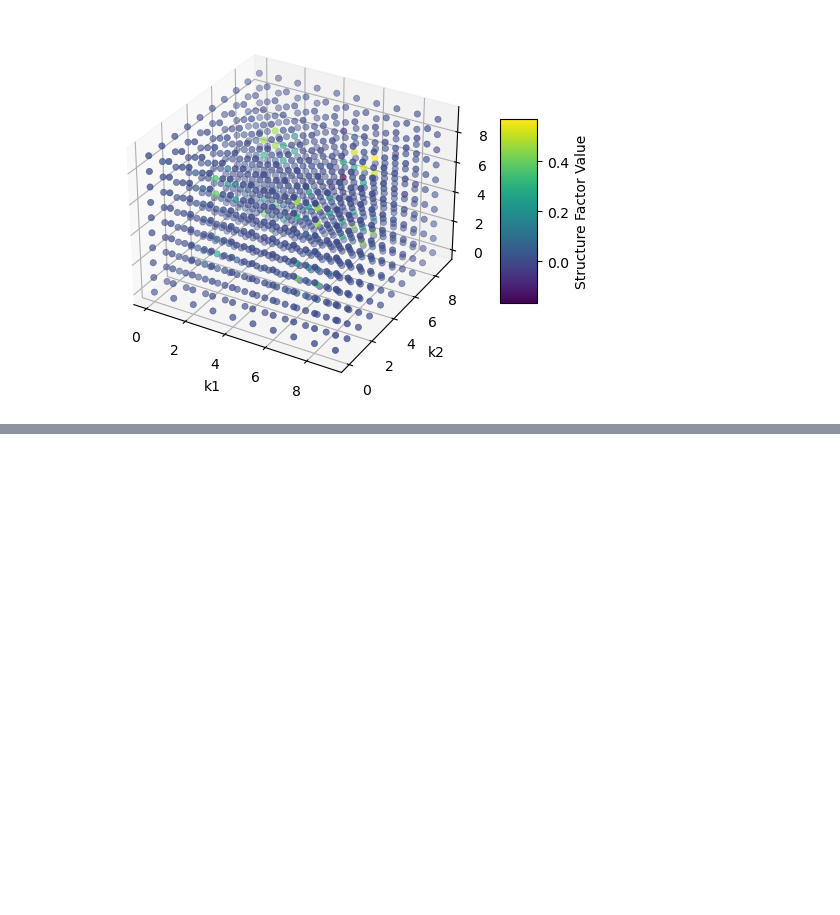
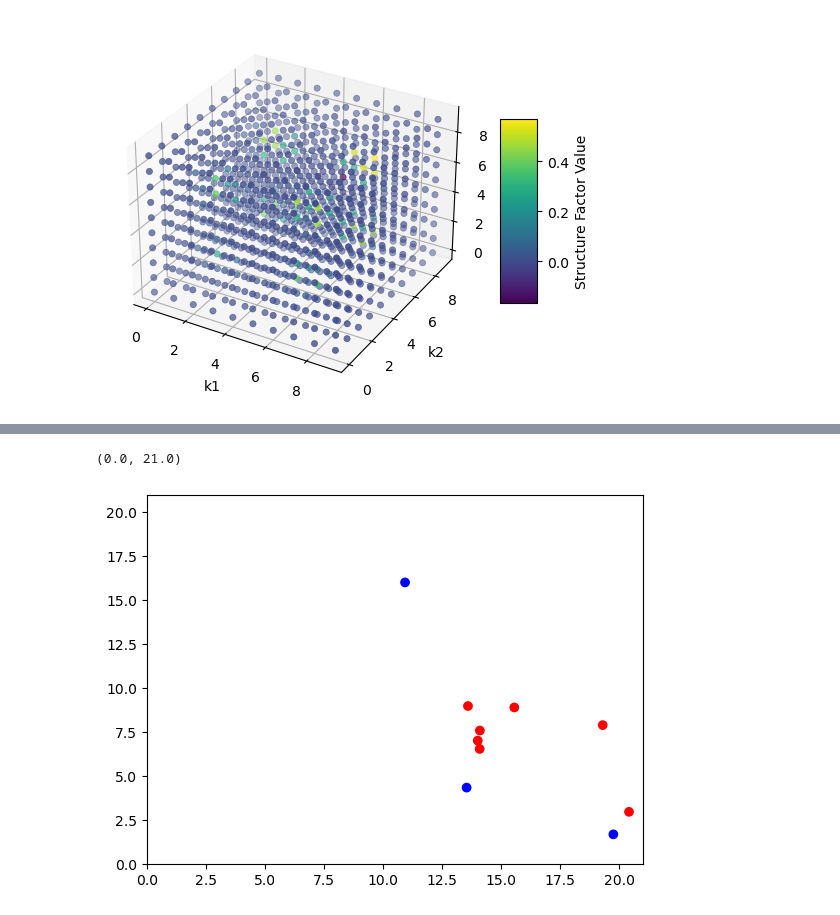
Before and after one commit to ejmeitz/CUDA_P3M, a Jupyter notebook: python/implimentation.ipynb, the cells around one changed output, grey strips where cells are left out. Cells and saved outputs as stored; diff of their text form; code cells hidden in the pictures; blank space fills up the shorter version.

```diff
--- a/python/implimentation.ipynb
+++ b/python/implimentation.ipynb
@@ -307,0 +317,8 @@ plt.show()
+# %%
+colors = np.where(charges_2D > 0, 'red', 'blue')
+plt.scatter(u_2D[:,0], u_2D[:,1], color=colors)
+plt.xlim(0, 21)
+plt.ylim(0, 21)
+# %% [output]
+(0.0, 21.0)
+[figure, added]
```
Also changed, not shown: parts of 7 cells of this notebook.
